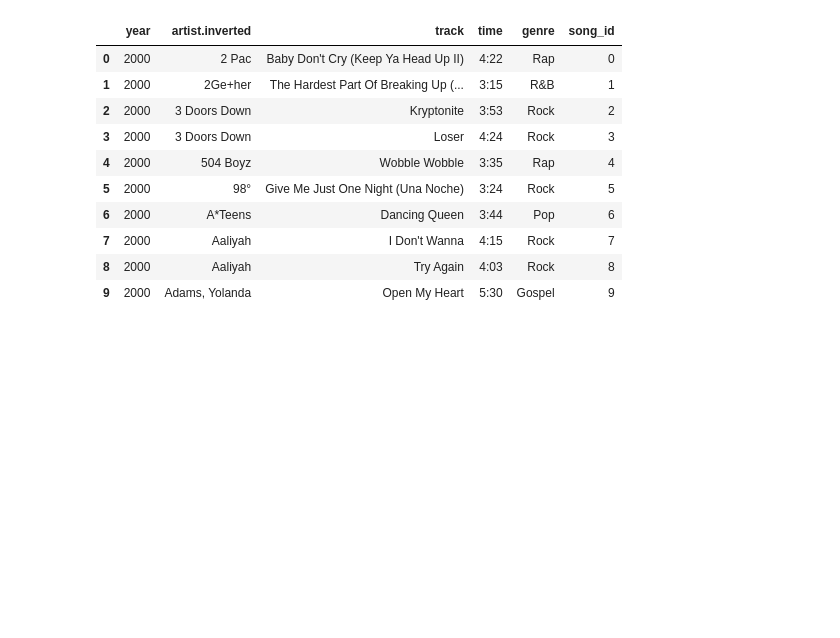
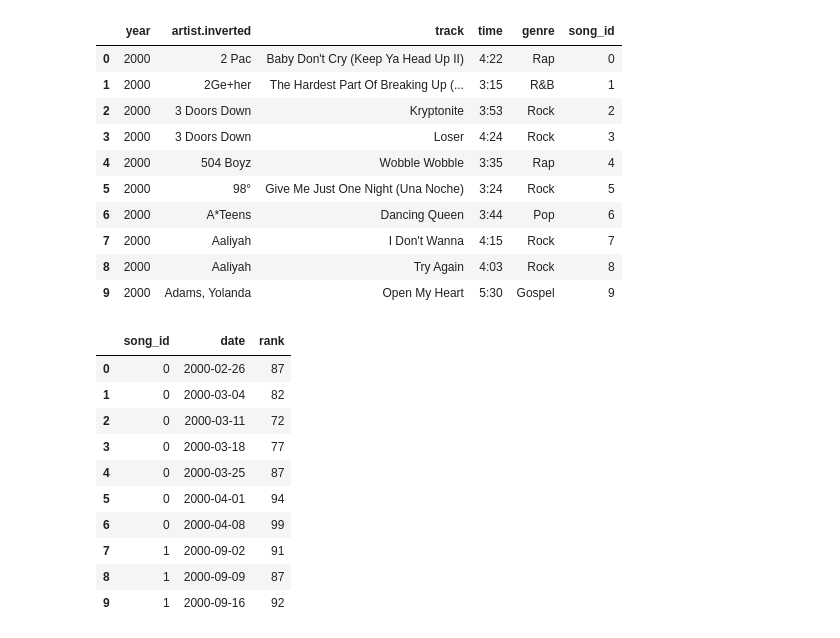
Before and after one commit to joeelorm/Data_Science, a Jupyter notebook: Data Cleaninig/Tidy Data.ipynb, the cells around one changed output. Cells and saved outputs as stored; diff of their text form; code cells hidden in the pictures; blank space fills up the shorter version.

Commit message:
Tidy Data

```diff
--- a/Data Cleaninig/Tidy Data.ipynb
+++ b/Data Cleaninig/Tidy Data.ipynb
@@ -139,3 +139,20 @@ songs.head(10)
 | 7 | 2000 | Aaliyah | I Don't Wanna | 4:15 | Rock | 7 |
 | 8 | 2000 | Aaliyah | Try Again | 4:03 | Rock | 8 |
 | 9 | 2000 | Adams, Yolanda | Open My Heart | 5:30 | Gospel | 9 |
+# %%
+#creating a rank table containing song_id, date, rank
+ranks = pd.merge(billboard_data_melt, songs, on=["year","artist.inverted", "track", "time", "genre"])
+ranks = ranks[["song_id", "date","rank"]]
+ranks.head(10)
+# %% [output]
+|  | song_id | date | rank |
+| 0 | 0 | 2000-02-26 | 87 |
+| 1 | 0 | 2000-03-04 | 82 |
+| 2 | 0 | 2000-03-11 | 72 |
+| 3 | 0 | 2000-03-18 | 77 |
+| 4 | 0 | 2000-03-25 | 87 |
+| 5 | 0 | 2000-04-01 | 94 |
+| 6 | 0 | 2000-04-08 | 99 |
+| 7 | 1 | 2000-09-02 | 91 |
+| 8 | 1 | 2000-09-09 | 87 |
+| 9 | 1 | 2000-09-16 | 92 |
```
